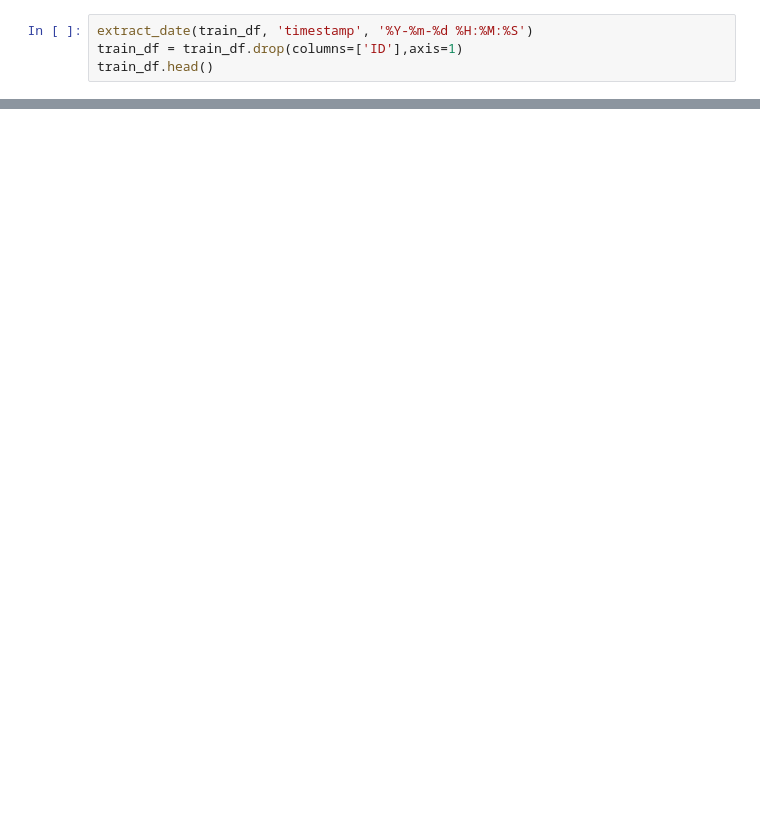
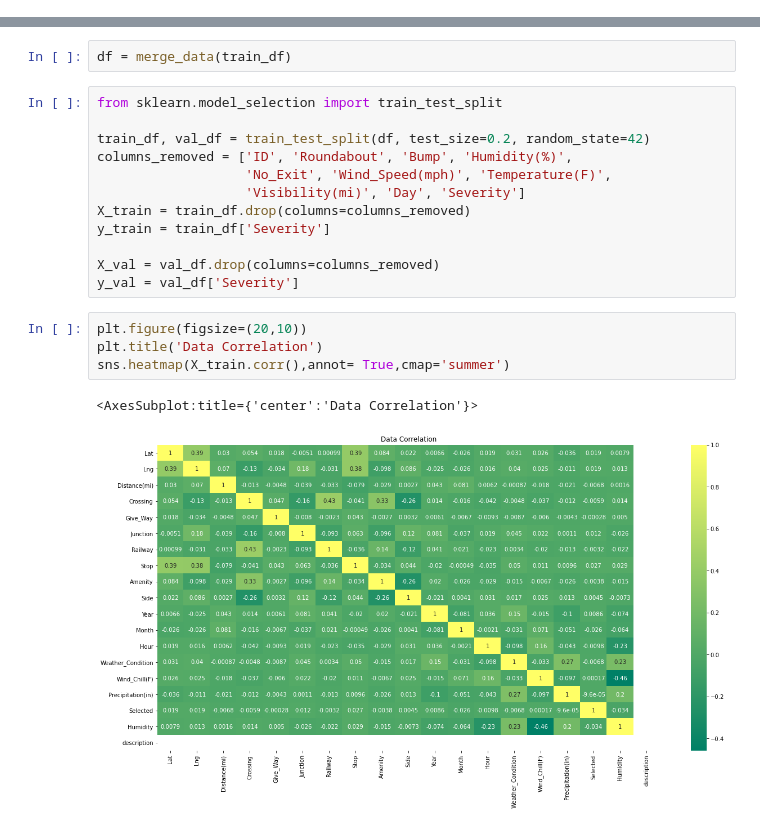
Before and after one commit to MohamedGamalElSherbiny/Car_Crashes-_Severity_Prediction, a Jupyter notebook: main.ipynb, the cells around one changed output, grey strips where cells are left out. Drawn from its saved outputs; the diff is of its cells as text; blank space fills up the shorter version.

```diff
--- a/main.ipynb
+++ b/main.ipynb
@@ -63,4 +83,0 @@ Data columns (total 16 columns):
-# %%
-extract_date(train_df, 'timestamp', '%Y-%m-%d %H:%M:%S')
-train_df = train_df.drop(columns=['ID'],axis=1)
-train_df.head()
@@ -255,0 +84,21 @@ df.describe()
+# %%
+df = merge_data(train_df)
+# %%
+from sklearn.model_selection import train_test_split
+
+train_df, val_df = train_test_split(df, test_size=0.2, random_state=42)
+columns_removed = ['ID', 'Roundabout', 'Bump', 'Humidity(%)',
+                   'No_Exit', 'Wind_Speed(mph)', 'Temperature(F)',
+                   'Visibility(mi)', 'Day', 'Severity']
+X_train = train_df.drop(columns=columns_removed)
+y_train = train_df['Severity']
+
+X_val = val_df.drop(columns=columns_removed)
+y_val = val_df['Severity']
+# %%
+plt.figure(figsize=(20,10))
+plt.title('Data Correlation')
+sns.heatmap(X_train.corr(),annot= True,cmap='summer')
+# %% [output]
+<AxesSubplot:title={'center':'Data Correlation'}>
+[figure, added]
```
Also changed, not shown: parts of 28 cells of this notebook.
